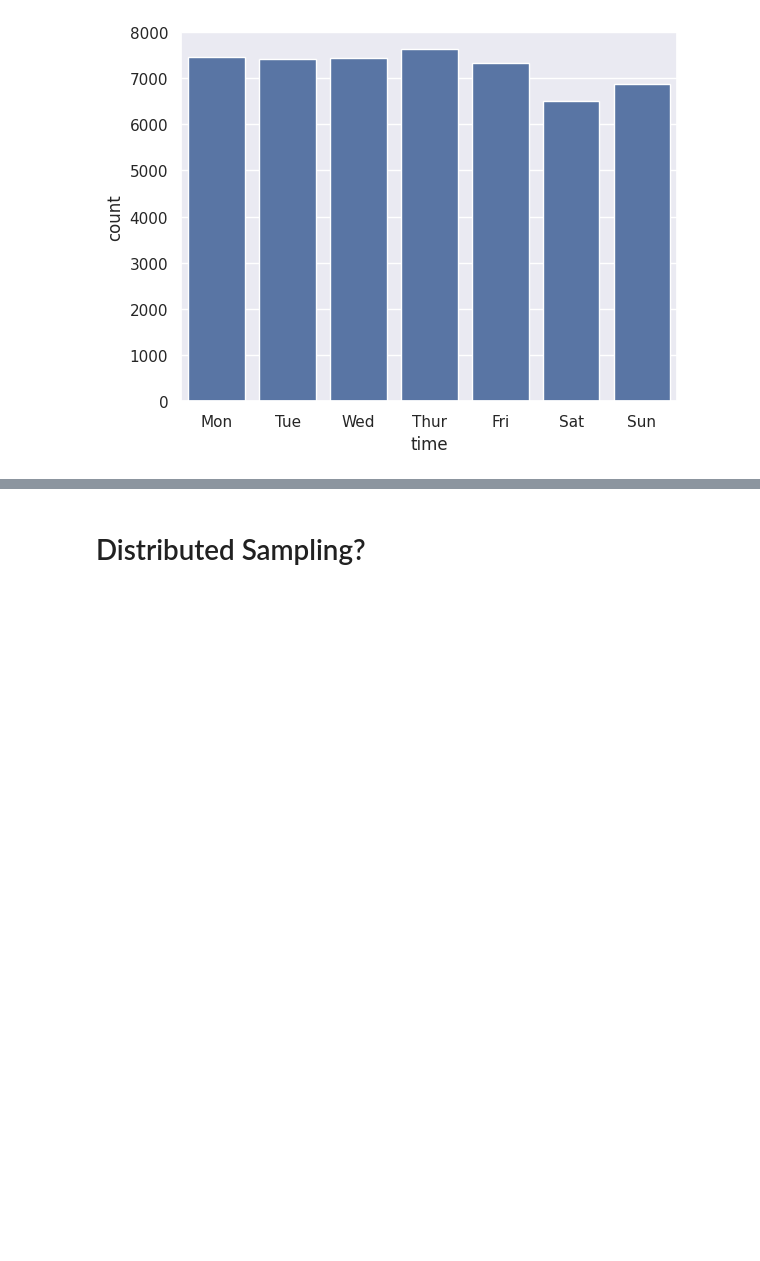
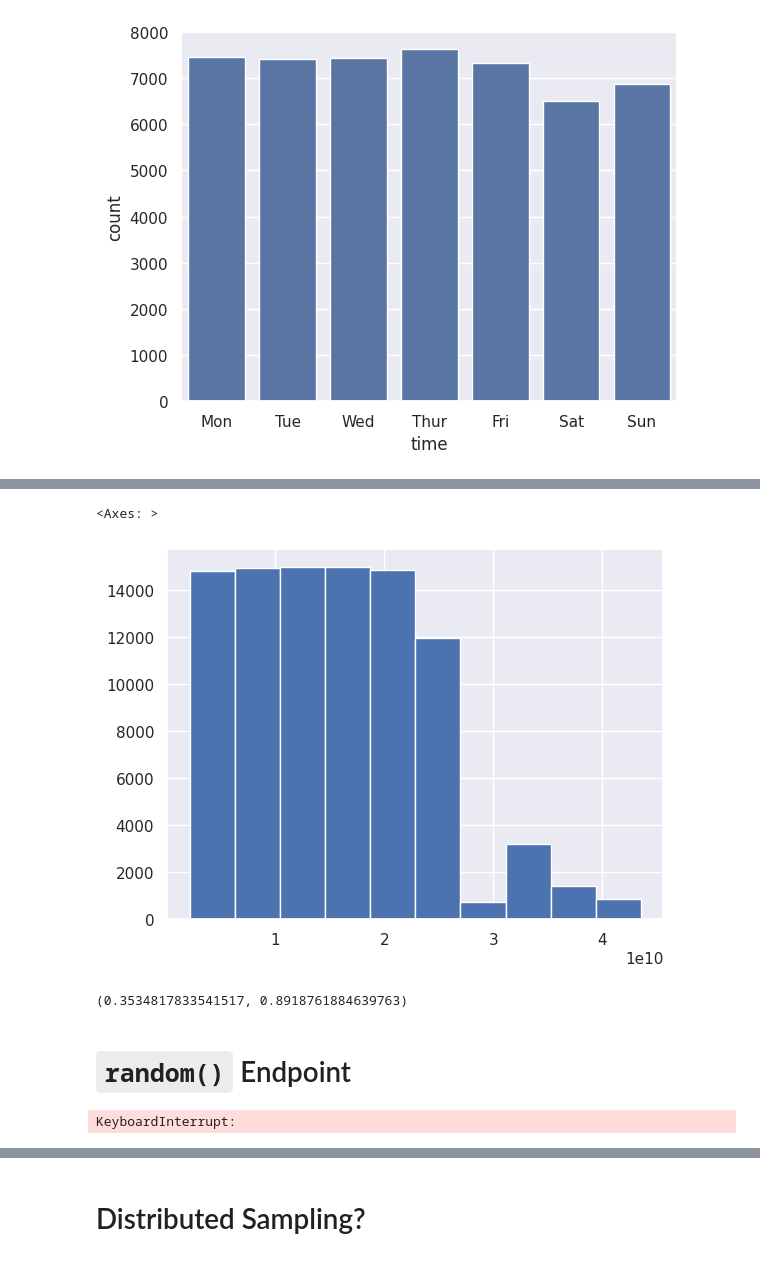
Before and after one commit to gems-cyberlang/cyberlang-learning, a Jupyter notebook: praw-comments-script/praw-playground.ipynb, the cells around one changed output, grey strips where cells are left out. Cells and saved outputs as stored; diff of their text form; code cells hidden in the pictures; blank space fills up the shorter version.

```diff
--- a/praw-comments-script/praw-playground.ipynb
+++ b/praw-comments-script/praw-playground.ipynb
@@ -307,0 +345,3 @@ g.set_xticks(
+# %%
+misses = pd.Series(int(id, 36) for id in open("misses.txt", "r"))
+misses
@@ -307,0 +361,29 @@ g.set_xticks(
+# %%
+misses.hist()
+# %% [output]
+<Axes: >
+[figure, added]
+# %%
+# What portion of the requests we made actually returned something?
+all = len(df) / (len(df) + len(misses))
+# Same as above, but don't include requests for comments with IDs that were too low
+exclude_invalid = len(df) / (len(df) + len(misses[misses > int("c000000", 36)]))
+
+all, exclude_invalid
+# %% [output]
+(0.3534817833541517, 0.8918761884639763)
+# %% [markdown]
+# `random()` Endpoint
+# %%
+all_sr = reddit.subreddit("all")
+with open("random-posts.csv", "a") as file:
+    writer = csv.writer(file, quoting=csv.QUOTE_MINIMAL)
+    while True:
+        try:
+            post = all_sr.random()
+            writer.writerow(post_relevant_fields(post))
+        except Exception as e:
+            print(e, e.__class__, id)
+            break
+# %% [output]
+KeyboardInterrupt:
```
Also changed, not shown: parts of 16 cells of this notebook, 1 other file.
